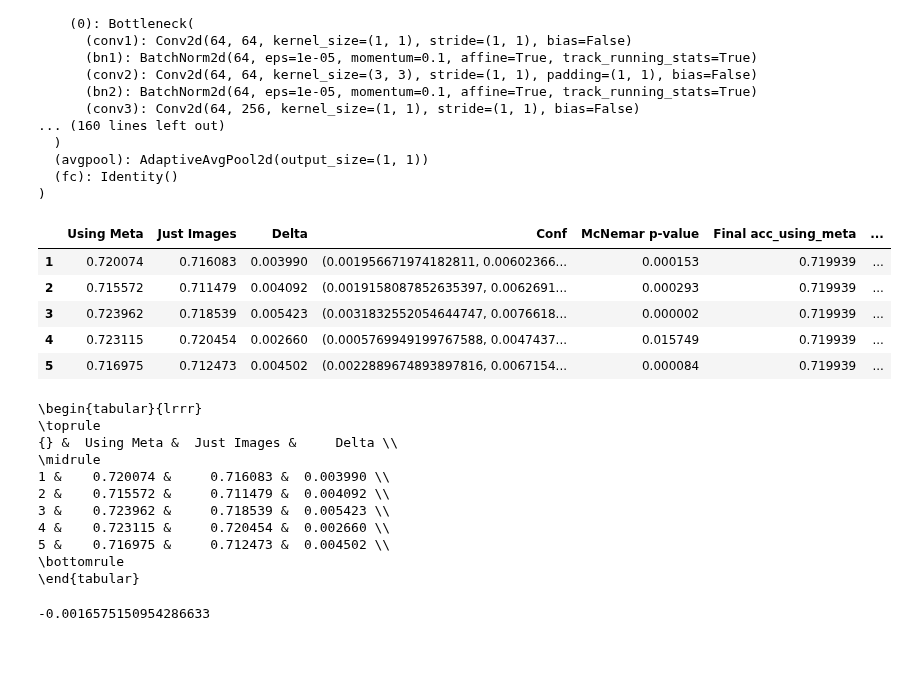
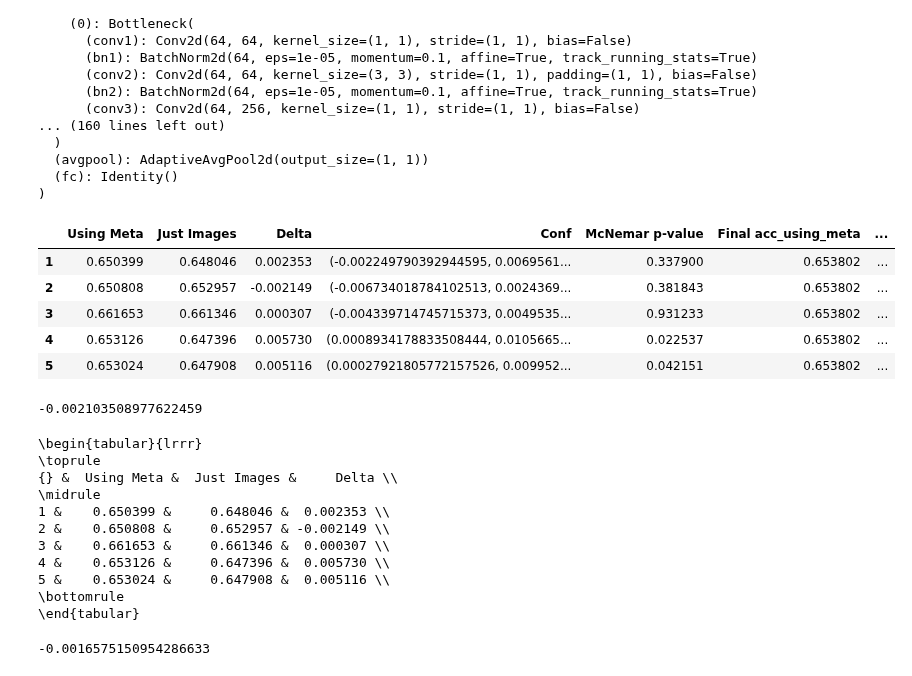
Before and after one commit to CarlAnSc/bachelor_project, a Jupyter notebook: src/models/get_embeddings.ipynb, the cells around one changed output. Cells and saved outputs as stored; diff of their text form; code cells hidden in the pictures.

```diff
--- a/src/models/get_embeddings.ipynb
+++ b/src/models/get_embeddings.ipynb
@@ -497,17 +497,21 @@ train_meta_data = torch.cat(train_meta_data, 0)
 train_cat_data = torch.cat([train_img_data, train_meta_data], 1)
 train_labels = torch.cat(train_labels, 0)
 # %%
-df = pd.read_csv('../../k-fold/final_mcnemar/logistic-regr_mcnemar.csv', index_col=0)
+df = pd.read_csv('../../k-fold/final_mcnemar/rfc_mcnemarTSNE.csv', index_col=0)
 df.index = df.index + 1
 
 df
 # %% [output]
 |  | Using Meta | Just Images | Delta | Conf | McNemar p-value | Final acc_using_meta | ... |
-| 1 | 0.720074 | 0.716083 | 0.003990 | (0.001956671974182811, 0.00602366... | 0.000153 | 0.719939 | ... |
-| 2 | 0.715572 | 0.711479 | 0.004092 | (0.0019158087852635397, 0.0062691... | 0.000293 | 0.719939 | ... |
-| 3 | 0.723962 | 0.718539 | 0.005423 | (0.0031832552054644747, 0.0076618... | 0.000002 | 0.719939 | ... |
-| 4 | 0.723115 | 0.720454 | 0.002660 | (0.0005769949199767588, 0.0047437... | 0.015749 | 0.719939 | ... |
-| 5 | 0.716975 | 0.712473 | 0.004502 | (0.0022889674893897816, 0.0067154... | 0.000084 | 0.719939 | ... |
+| 1 | 0.650399 | 0.648046 | 0.002353 | (-0.002249790392944595, 0.0069561... | 0.337900 | 0.653802 | ... |
+| 2 | 0.650808 | 0.652957 | -0.002149 | (-0.006734018784102513, 0.0024369... | 0.381843 | 0.653802 | ... |
+| 3 | 0.661653 | 0.661346 | 0.000307 | (-0.004339714745715373, 0.0049535... | 0.931233 | 0.653802 | ... |
+| 4 | 0.653126 | 0.647396 | 0.005730 | (0.0008934178833508444, 0.0105665... | 0.022537 | 0.653802 | ... |
+| 5 | 0.653024 | 0.647908 | 0.005116 | (0.00027921805772157526, 0.009952... | 0.042151 | 0.653802 | ... |
+# %%
+(0.00016791112966796362 - 0.004374929084912882)/2
+# %% [output]
+-0.002103508977622459
 # %%
 # format latex table nicely
 print(df.iloc[:,:3].to_latex())
@@ -516,11 +520,11 @@ print(df.iloc[:,:3].to_latex())
 \toprule
 {} &  Using Meta &  Just Images &     Delta \\
 \midrule
-1 &    0.720074 &     0.716083 &  0.003990 \\
-2 &    0.715572 &     0.711479 &  0.004092 \\
-3 &    0.723962 &     0.718539 &  0.005423 \\
-4 &    0.723115 &     0.720454 &  0.002660 \\
-5 &    0.716975 &     0.712473 &  0.004502 \\
+1 &    0.650399 &     0.648046 &  0.002353 \\
+2 &    0.650808 &     0.652957 & -0.002149 \\
+3 &    0.661653 &     0.661346 &  0.000307 \\
+4 &    0.653126 &     0.647396 &  0.005730 \\
+5 &    0.653024 &     0.647908 &  0.005116 \\
 \bottomrule
 \end{tabular}
 # %%
```
Also changed, not shown: parts of 2 cells of this notebook, 2 other files.
